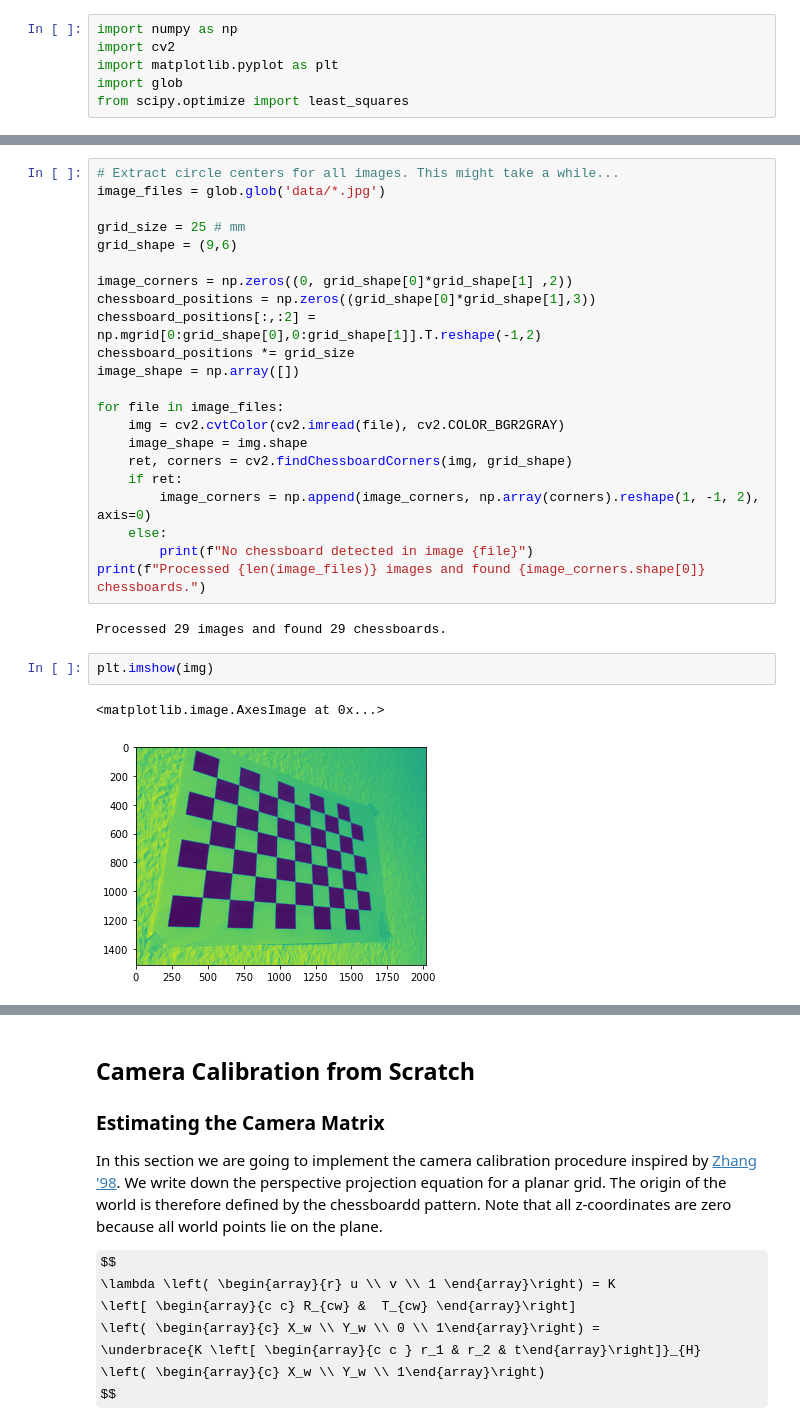
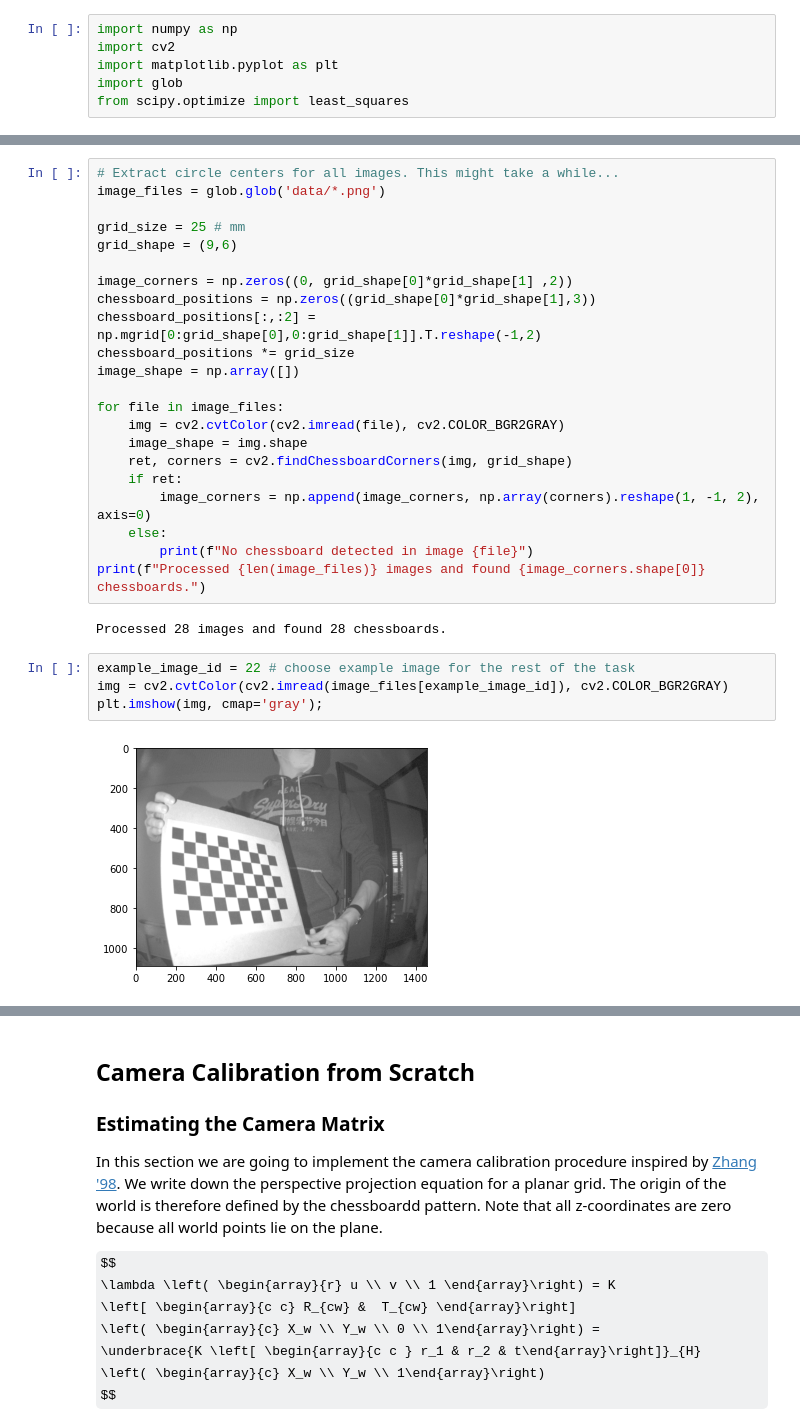
Before and after one commit to Garbanox/ComputerVisionBasics, a Jupyter notebook: CameraCalibration.ipynb, the cells around one changed output, grey strips where cells are left out. Saved outputs shown, nothing was run; the diff lists cells and outputs as text; some formulas as TeX source.

```diff
--- a/CameraCalibration.ipynb
+++ b/CameraCalibration.ipynb
@@ -14,6 +12,6 @@ I have printed out a [chessboard pattern](https://github.com/opencv/opencv/blob/
 # %%
 # Extract circle centers for all images. This might take a while...
-image_files = glob.glob('data/*.jpg')
+image_files = glob.glob('data/*.png')
 
 grid_size = 25 # mm
 grid_shape = (9,6)
@@ -34,12 +32,13 @@ for file in image_files:
         print(f"No chessboard detected in image {file}")
 print(f"Processed {len(image_files)} images and found {image_corners.shape[0]} chessboards.")
 # %% [output]
-Processed 29 images and found 29 chessboards.
+Processed 28 images and found 28 chessboards.
-# %%
-plt.imshow(img)
-# %% [output]
-<matplotlib.image.AxesImage at 0x...>
-[figure, removed]
+# %%
+example_image_id = 22 # choose example image for the rest of the task
+img = cv2.cvtColor(cv2.imread(image_files[example_image_id]), cv2.COLOR_BGR2GRAY)
+plt.imshow(img, cmap='gray');
+# %% [output]
+[figure, added]
 # %%
 def calibrate_camera_openCV():
     object_points = np.tile(chessboard_positions, (image_corners.shape[0], 1, 1))
```
Also changed, not shown: parts of 15 cells of this notebook, 28 other files.
